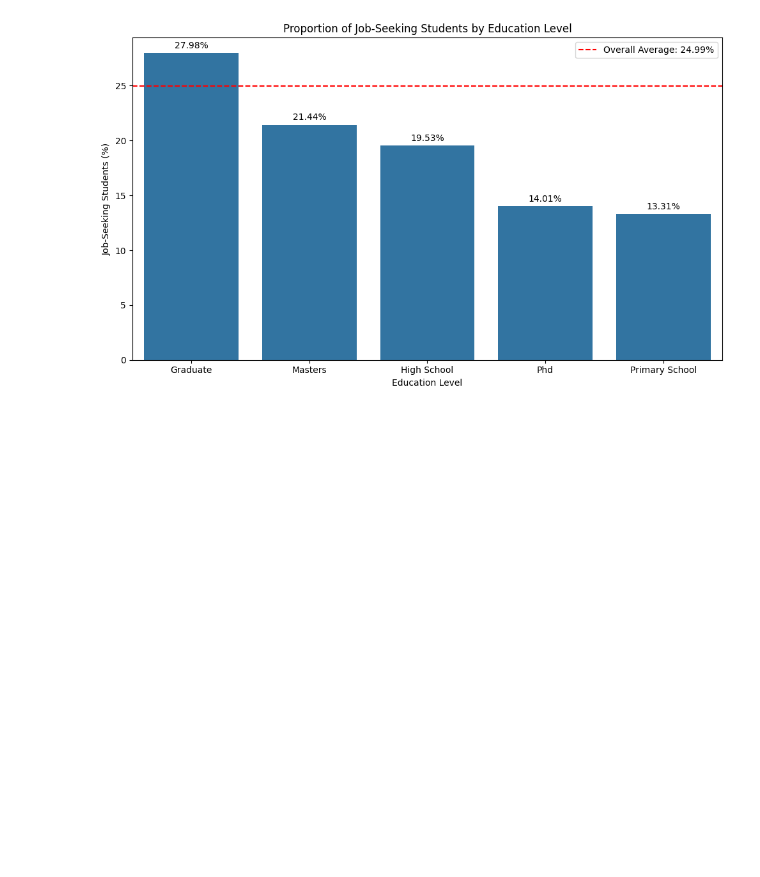
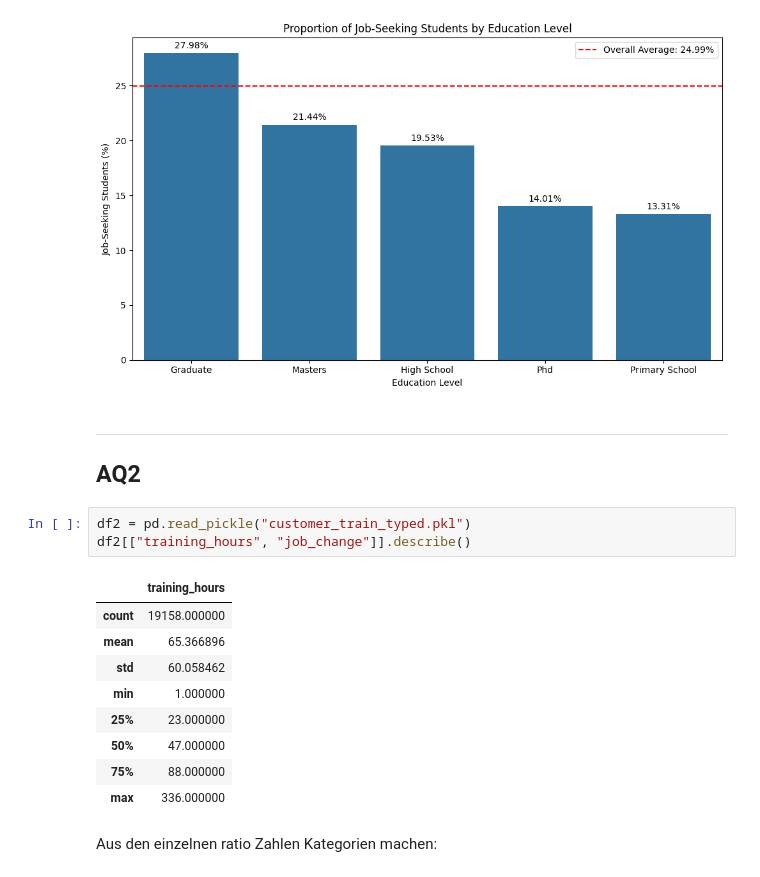
Before and after one commit to Lyxxrn/Data-Science, a Jupyter notebook: week 2/aq_analysis.ipynb, the cells around one changed output. Saved outputs shown, nothing was run; the diff lists cells and outputs as text; blank space fills up the shorter version.

```diff
--- a/week 2/aq_analysis.ipynb
+++ b/week 2/aq_analysis.ipynb
@@ -126,3 +124,22 @@ plt.tight_layout()
 plt.show()
 # %% [output]
 [figure]
+# %% [markdown]
+--------
+AQ2
+--------
+# %%
+df2 = pd.read_pickle("customer_train_typed.pkl")
+df2[["training_hours", "job_change"]].describe()
+# %% [output]
+|  | training_hours |
+| count | 19158.000000 |
+| mean | 65.366896 |
+| std | 60.058462 |
+| min | 1.000000 |
+| 25% | 23.000000 |
+| 50% | 47.000000 |
+| 75% | 88.000000 |
+| max | 336.000000 |
+# %% [markdown]
+Aus den einzelnen ratio Zahlen Kategorien machen:
```
Also changed, not shown: parts of 8 cells of this notebook.
